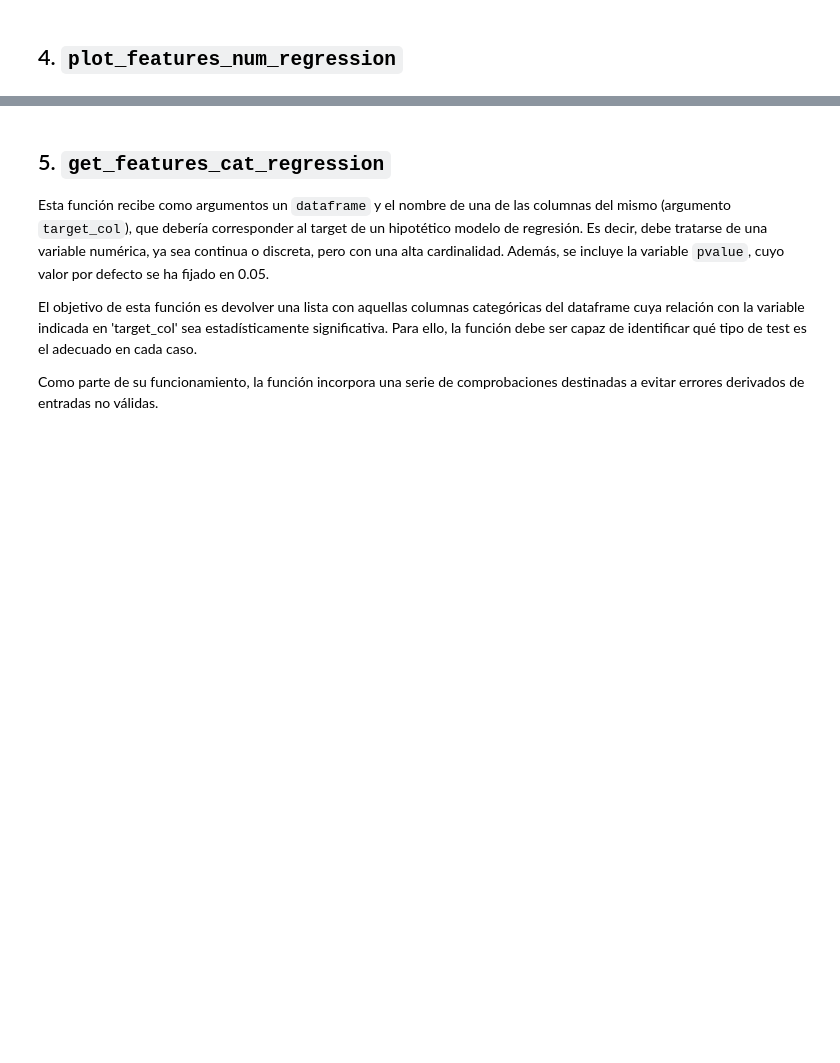
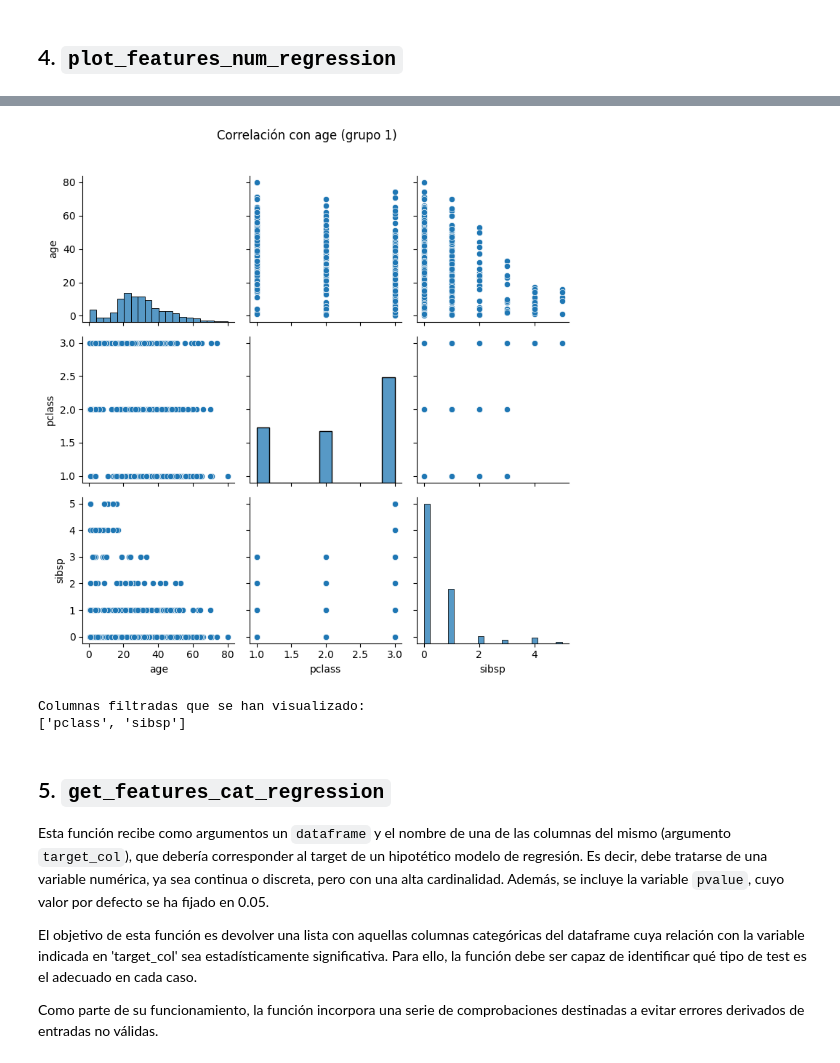
Before and after one commit to davidgarcia2312/TC_Grupo_1, a Jupyter notebook: TC Sprints 9-10/demo_toolbox_titanic.ipynb, the cells around one changed output, grey strips where cells are left out. Saved outputs shown, nothing was run; the diff lists cells and outputs as text; code cells hidden in the pictures; blank space fills up the shorter version.

```diff
--- a/TC Sprints 9-10/demo_toolbox_titanic.ipynb
+++ b/TC Sprints 9-10/demo_toolbox_titanic.ipynb
@@ -80,0 +153,16 @@ tb.tipifica_variables(df_titanic)
+# %%
+columnas_usadas = tb.plot_features_num_regression(
+    df=df_titanic,
+    target_col='age',
+    columns=[],
+    umbral_corr=0.3,
+    pvalue=None
+)
+
+
+print("Columnas filtradas que se han visualizado:")
+print(columnas_usadas)
+# %% [output]
+[figure, added]
+Columnas filtradas que se han visualizado:
+['pclass', 'sibsp']
```
Also changed, not shown: parts of 9 cells of this notebook.
